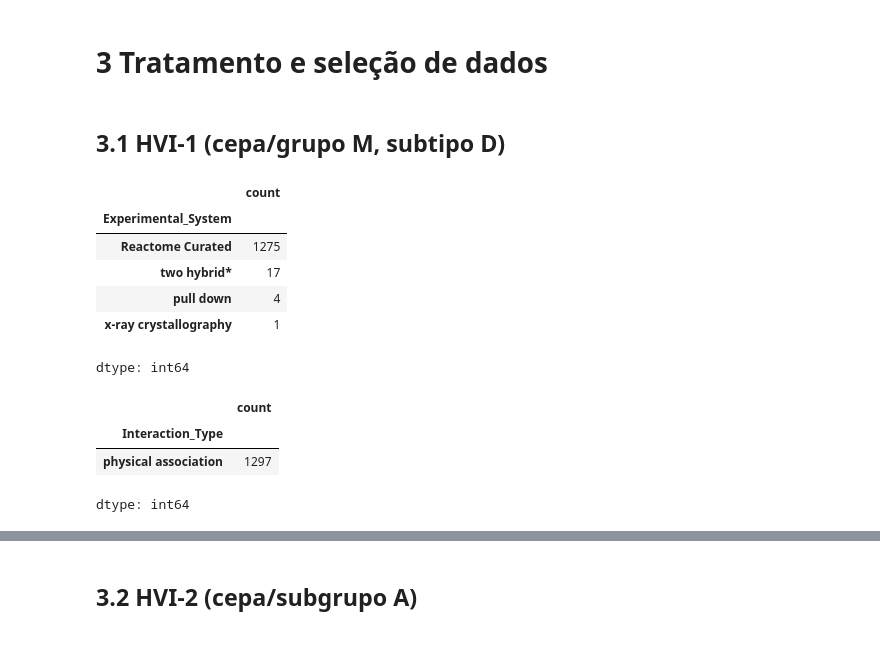
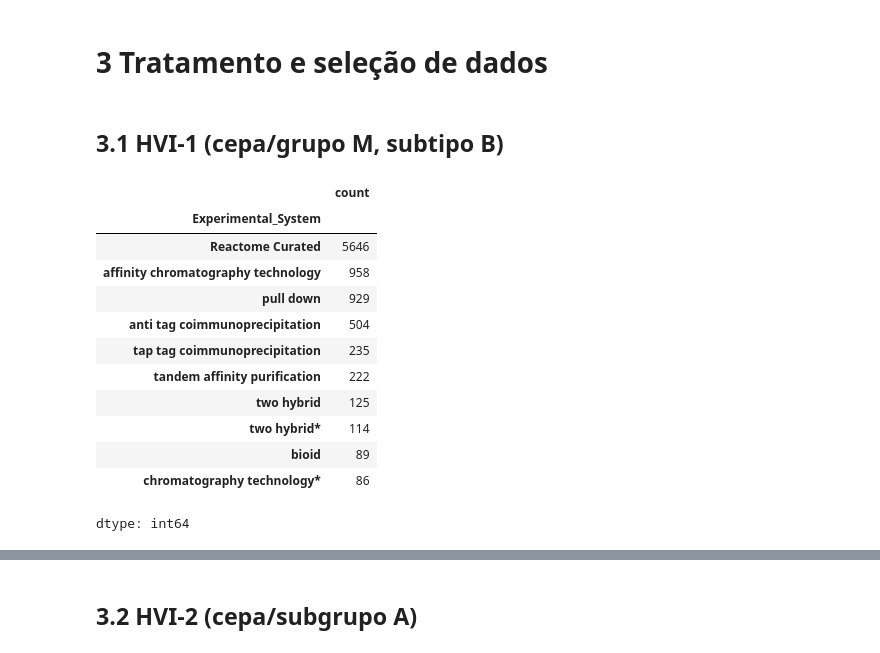
Before and after one commit to strawndri/ic-drug-repurposing, a Jupyter notebook: notebook.ipynb, the cells around one changed output, grey strips where cells are left out. Saved outputs shown, nothing was run; the diff lists cells and outputs as text; code cells hidden in the pictures.

Commit message:
Trocar de cepa (HVI-1 grupo M, subtipo B) e filtrar por tipo de interação

```diff
--- a/notebook.ipynb
+++ b/notebook.ipynb
@@ -137,24 +111,23 @@ ppi_human_virus = ppi_human_virus.rename(columns={"Human_GeneName" : "Human_Gene
 # %%
 ppi_human_virus['Human_GeneSymbol'] = ppi_human_virus['Human_GeneSymbol'].str.split(';').str[0]
 # %% [markdown]
-## 3.1 HVI-1 (cepa/grupo M, subtipo D)
+## 3.1 HVI-1 (cepa/grupo M, subtipo B)
 # %%
-selecao = (ppi_human_virus['Short'] == 'HIV-1') & (ppi_human_virus['Organism_virus'].str.contains('group M subtype D', na=False))
-ppi_hiv1MD = ppi_human_virus[selecao]
+selecao = (ppi_human_virus['Short'] == 'HIV-1') & (ppi_human_virus['Organism_virus'].str.contains('group M subtype B', na=False))
+ppi_hiv1MB = ppi_human_virus[selecao]
 # %%
-ppi_hiv1MD['Experimental_System'].str.split(',').explode().value_counts().head(50)
+ppi_hiv1MB['Experimental_System'].str.split(',').explode().value_counts().head(10)
 # %% [output]
 |  | count |
 | Experimental_System |  |
-| Reactome Curated | 1275 |
-| two hybrid* | 17 |
-| pull down | 4 |
-| x-ray crystallography | 1 |
+| Reactome Curated | 5646 |
+| affinity chromatography technology | 958 |
+| pull down | 929 |
+| anti tag coimmunoprecipitation | 504 |
+| tap tag coimmunoprecipitation | 235 |
+| tandem affinity purification | 222 |
+| two hybrid | 125 |
+| two hybrid* | 114 |
+| bioid | 89 |
+| chromatography technology* | 86 |
 dtype: int64
-# %%
-ppi_hiv1MD['Interaction_Type'].value_counts()
-# %% [output]
-|  | count |
-| Interaction_Type |  |
-| physical association | 1297 |
-dtype: int64
```
Also changed, not shown: parts of 27 cells of this notebook.
